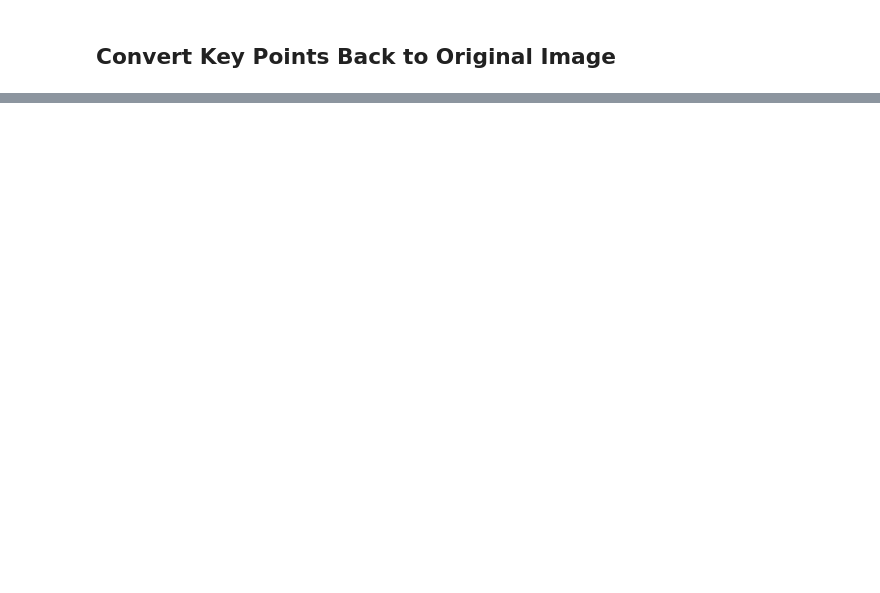
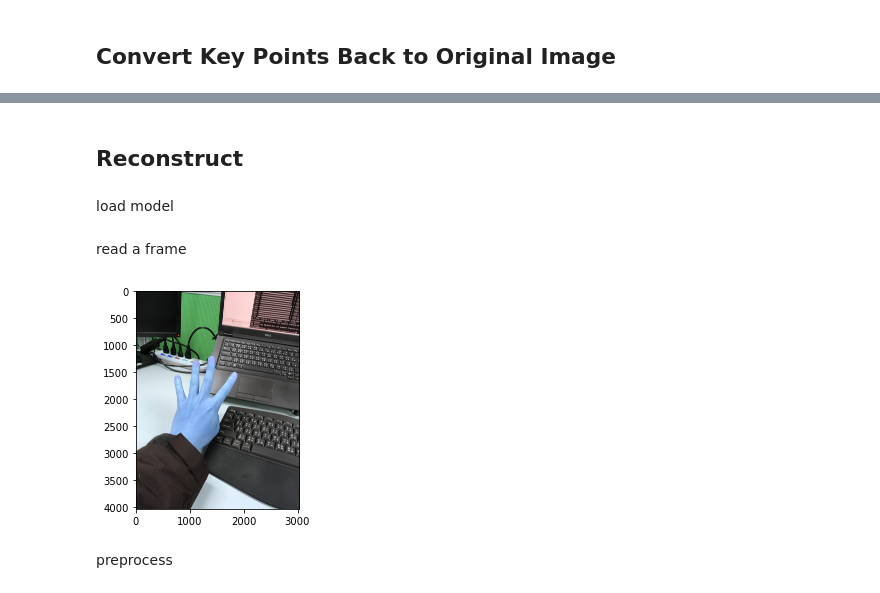
Before and after one commit to yirueilu-b/hand-tracking, a Jupyter notebook: explore_tracking_workflow.ipynb, the cells around one changed output, grey strips where cells are left out. Drawn from its saved outputs; the diff is of its cells as text; code cells hidden in the pictures; blank space fills up the shorter version.

```diff
--- a/explore_tracking_workflow.ipynb
+++ b/explore_tracking_workflow.ipynb
@@ -475,0 +447,4 @@ plt.show()
+# %% [markdown]
+## Reconstruct
+# %% [markdown]
+load model
@@ -475,0 +472,11 @@ plt.show()
+# %% [markdown]
+read a frame
+# %%
+frame = cv2.imread(np.random.choice(glob.glob(os.path.join('test_image', '*g'))))
+# %%
+plt.imshow(frame)
+plt.show()
+# %% [output]
+[figure, added]
+# %% [markdown]
+preprocess
```
Also changed, not shown: parts of 20 cells of this notebook, 3 other files.
